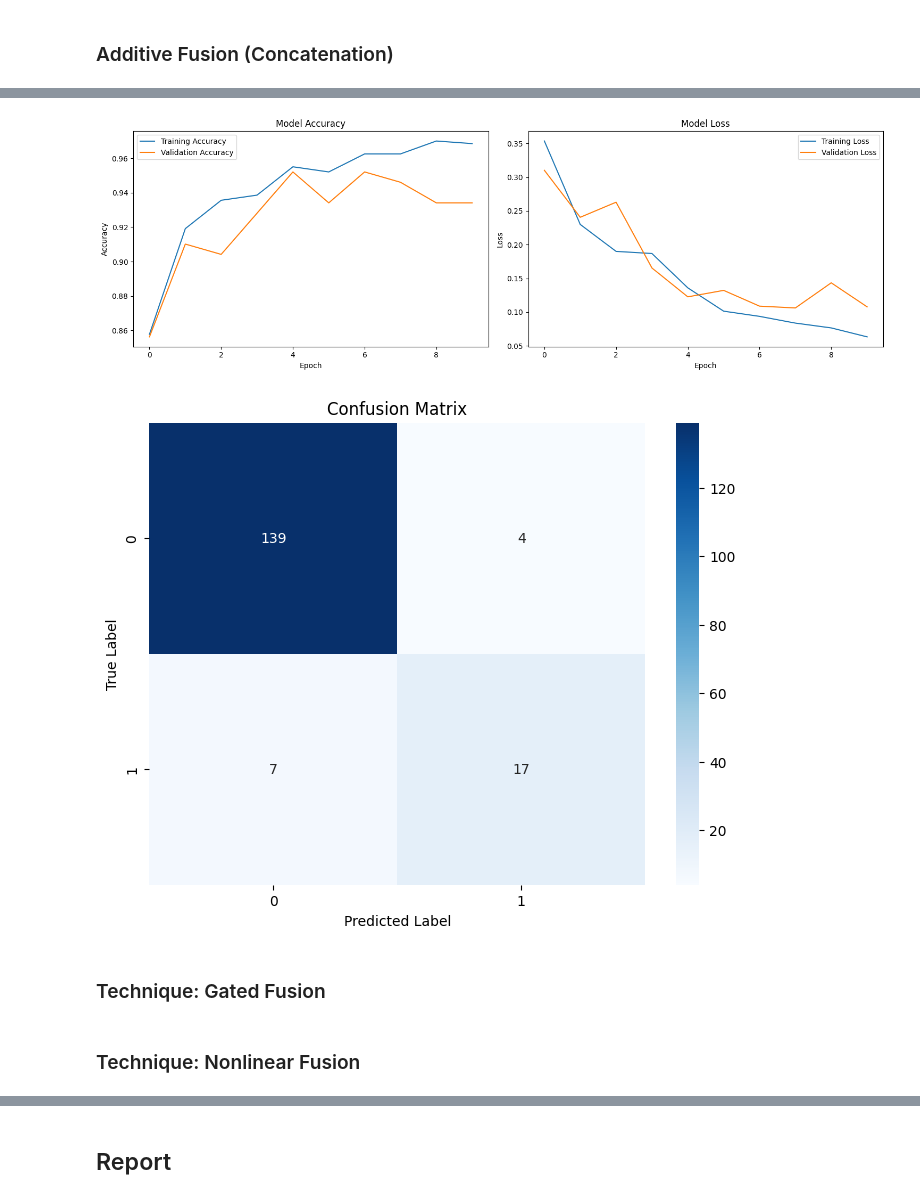
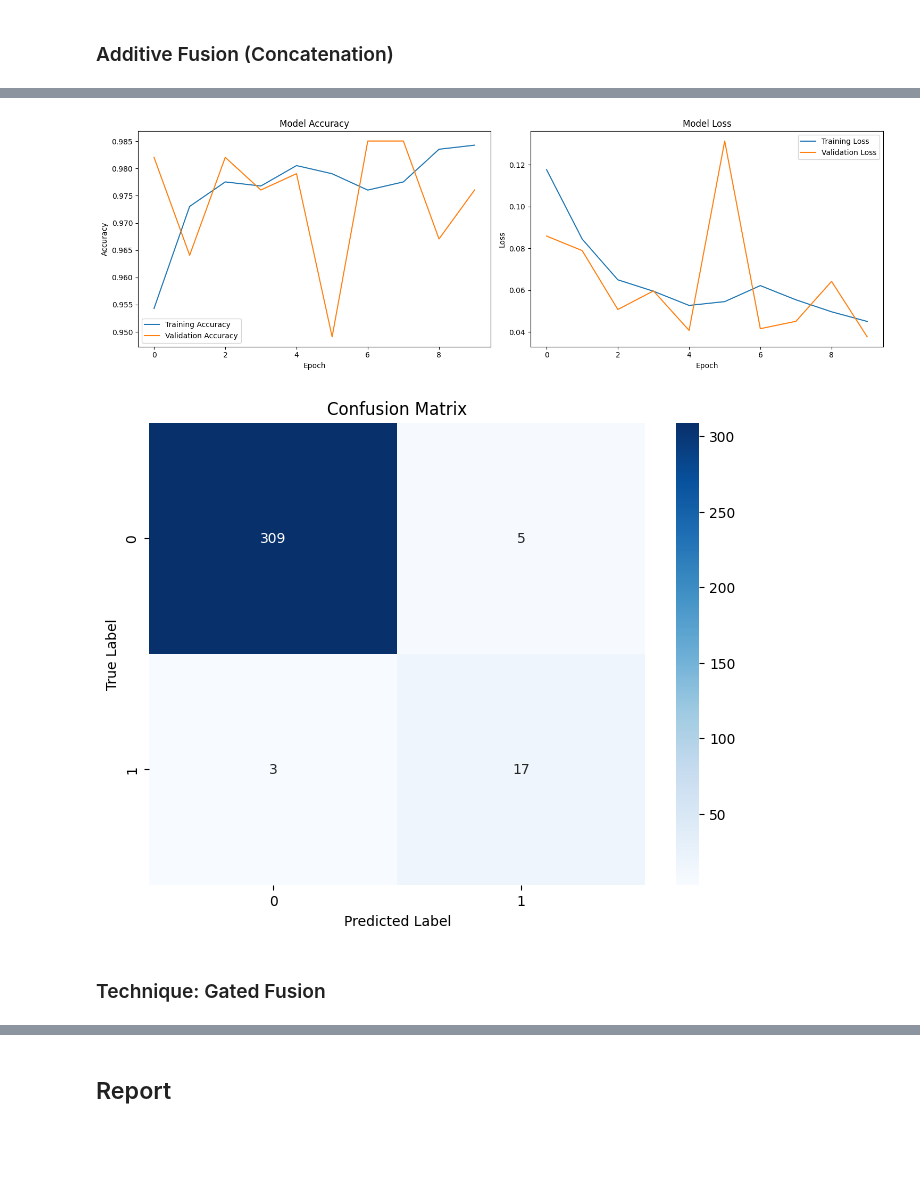
Before and after one commit to nathan-g1/mm-transformer-model, a Jupyter notebook: src/MMDL.ipynb, the cells around one changed output, grey strips where cells are left out. Drawn from its saved outputs; the diff is of its cells as text; code cells hidden in the pictures; blank space fills up the shorter version.

Commit message:
:construction: WIP on model performance

```diff
--- a/src/MMDL.ipynb
+++ b/src/MMDL.ipynb
@@ -1,2 +1,5 @@
 # %%
-%pip install seaborn
+# %pip install seaborn
+LIMIT_BATCH_SIZE = 2000
+EPOCHS = 20
+BATCH_SIZE = 64
@@ -552,3 +724,11 @@ Number of train masks: 835
+# %%
+from tensorflow.keras.models import Model, clone_model
+from tensorflow.keras.layers import Flatten, Multiply, Dense, Input, Reshape, Lambda
+
+
+# Load the pre-trained UNet model
+unet_model = tf.keras.models.load_model('s2_multi_with_cloud_auto_labeled_50.keras')
+lstm_model = get_lstm_model()
 # %% [markdown]
 ### LSTM model
 # %%
@@ -924,8 +1029,0 @@ new_lstm_features.shape
-# %%
-from tensorflow.keras.models import Model, clone_model
-from tensorflow.keras.layers import Flatten, Multiply, Dense, Input, Reshape, Lambda
-
-
-# Load the pre-trained UNet model
-unet_model = tf.keras.models.load_model('s2_multi_with_cloud_auto_labeled_50.keras')
-lstm_model = model
@@ -1221,17 +1364,11 @@ history = train_fusion_model(
     X_test_unet,
     X_test_lstm,
     Y_test,
-    epochs=10
+    epochs=EPOCHS
 )
 
 # Plot training
 plot_training_history(history)
-
-test_loss, test_accuracy = additive_fusion_model.evaluate(
-    [X_test_unet, X_test_lstm],
-    Y_test,
-    verbose=1
-)
 
 # Evaluate the model
 test_loss, test_accuracy = evaluate_fusion_model(
@@ -1264,4 +1401,4 @@ Test Accuracy: 0.9341
-[figure, old version]
+[figure, new version]
-[figure, old version]
+[figure, new version]
 # %% [markdown]
 ### Technique: Gated Fusion
@@ -1303,2 +1404,0 @@ gated_fusion_model.summary()
-# %% [markdown]
-### Technique: Nonlinear Fusion
```
Also changed, not shown: parts of 35 cells of this notebook.
